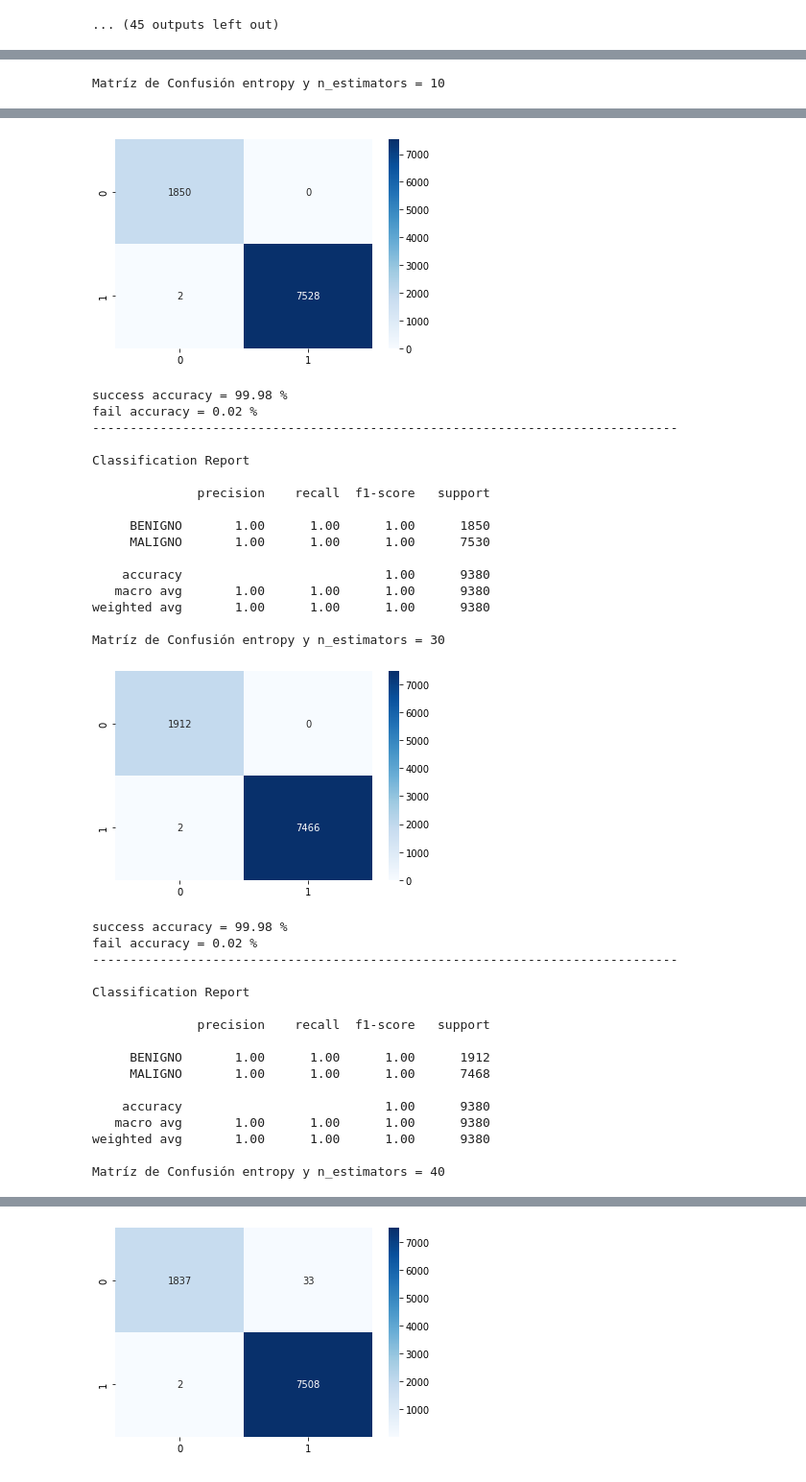
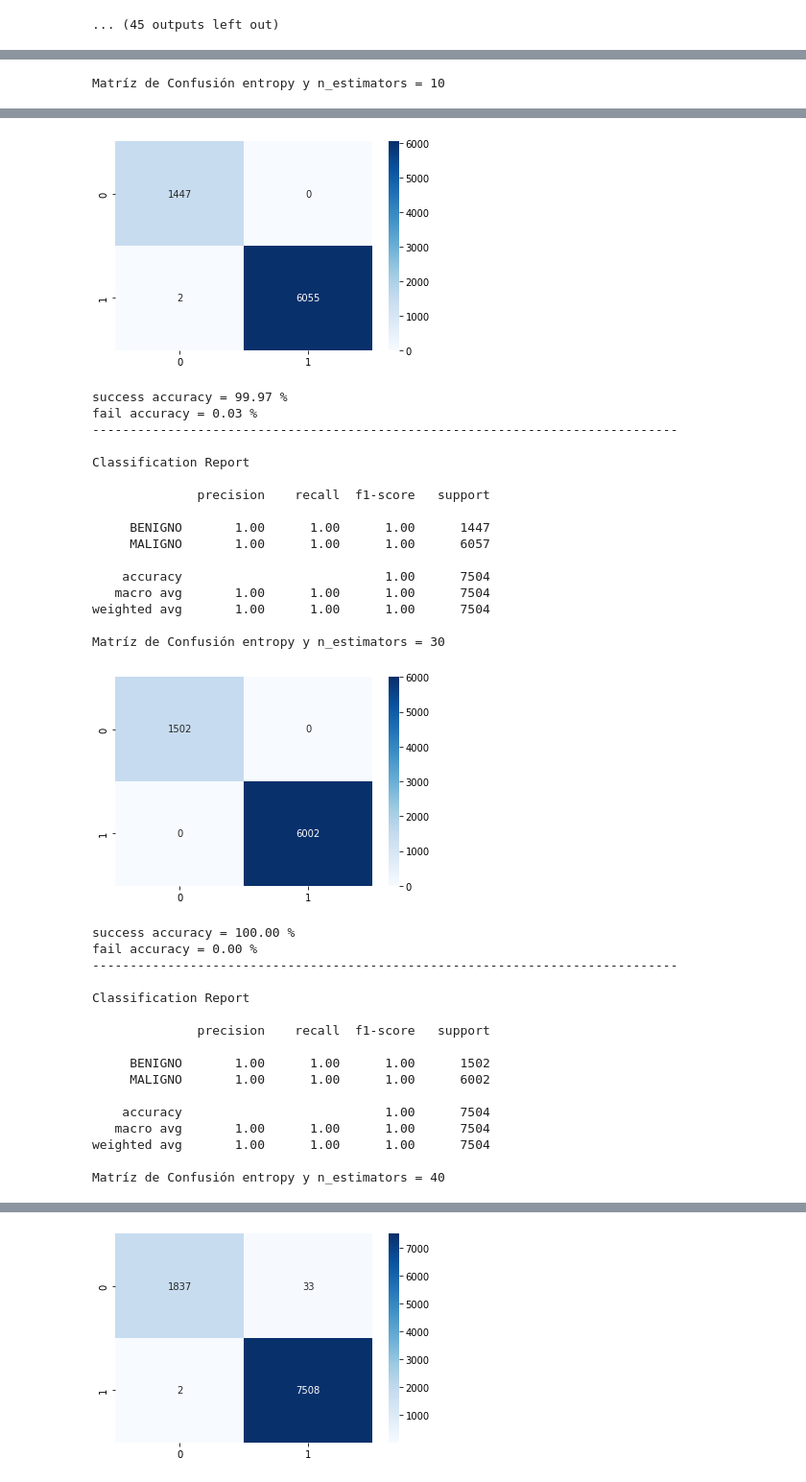
Before and after one commit to IvoMatus/Tesis_SDN, a Jupyter notebook: Entrenamientos/Entrenamientos_colab.ipynb, the cells around one changed output, grey strips where cells are left out. Shown at 96% size. Saved outputs shown, nothing was run; the diff lists cells and outputs as text; code cells hidden in the pictures.

```diff
--- a/Entrenamientos/Entrenamientos_colab.ipynb
+++ b/Entrenamientos/Entrenamientos_colab.ipynb
@@ -204,8 +203,8 @@ n_estimators = [10,20,30,40,50,80,100]
 for criterion in criterions:
   for estim in n_estimators:
     X_flow_train, X_flow_test, y_flow_train, y_flow_test = train_test_split(X_flow, y_flow,
-                                                                            test_size=0.25, shuffle=True)
-    classifier = RandomForestClassifier(n_estimators=estim, criterion=criterion, random_state=0)
+                                                                            test_size=0.2)
+    classifier = RandomForestClassifier(n_estimators=estim, criterion=criterion)
     flow_model = classifier.fit(X_flow_train, y_flow_train)
     y_flow_pred = flow_model.predict(X_flow_test)
     print(f"Matríz de Confusión {criterion} y n_estimators = {estim}")
@@ -246,36 +245,36 @@ weighted avg       1.00      1.00      1.00      9380
 
 Matríz de Confusión entropy y n_estimators = 20
-[figure, old version]
+[figure, new version]
-success accuracy = 99.98 %
-fail accuracy = 0.02 %
+success accuracy = 99.97 %
+fail accuracy = 0.03 %
 ------------------------------------------------------------------------------
 
 Classification Report
 
               precision    recall  f1-score   support
 
-     BENIGNO       1.00      1.00      1.00      1850
-     MALIGNO       1.00      1.00      1.00      7530
+     BENIGNO       1.00      1.00      1.00      1447
+     MALIGNO       1.00      1.00      1.00      6057
 
-    accuracy                           1.00      9380
-   macro avg       1.00      1.00      1.00      9380
-weighted avg       1.00      1.00      1.00      9380
+    accuracy                           1.00      7504
+   macro avg       1.00      1.00      1.00      7504
+weighted avg       1.00      1.00      1.00      7504
 
 Matríz de Confusión entropy y n_estimators = 30
-[figure, old version]
+[figure, new version]
-success accuracy = 99.98 %
-fail accuracy = 0.02 %
+success accuracy = 100.00 %
+fail accuracy = 0.00 %
 ------------------------------------------------------------------------------
 
 Classification Report
 
               precision    recall  f1-score   support
 
-     BENIGNO       1.00      1.00      1.00      1912
-     MALIGNO       1.00      1.00      1.00      7468
+     BENIGNO       1.00      1.00      1.00      1502
+     MALIGNO       1.00      1.00      1.00      6002
 
-    accuracy                           1.00      9380
-   macro avg       1.00      1.00      1.00      9380
-weighted avg       1.00      1.00      1.00      9380
+    accuracy                           1.00      7504
+   macro avg       1.00      1.00      1.00      7504
+weighted avg       1.00      1.00      1.00      7504
 
 Matríz de Confusión entropy y n_estimators = 40
```
Also changed, not shown: parts of 8 cells of this notebook.
